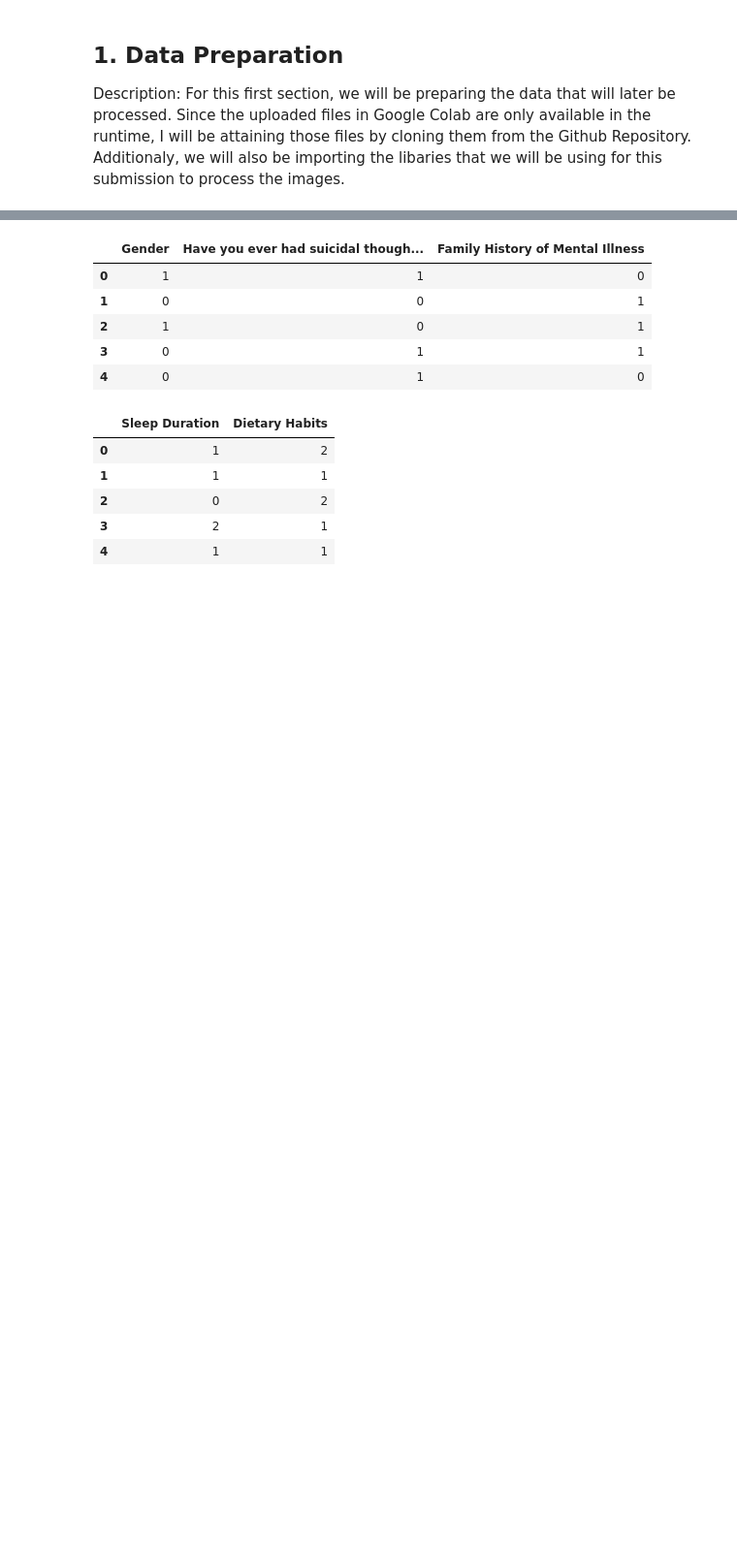
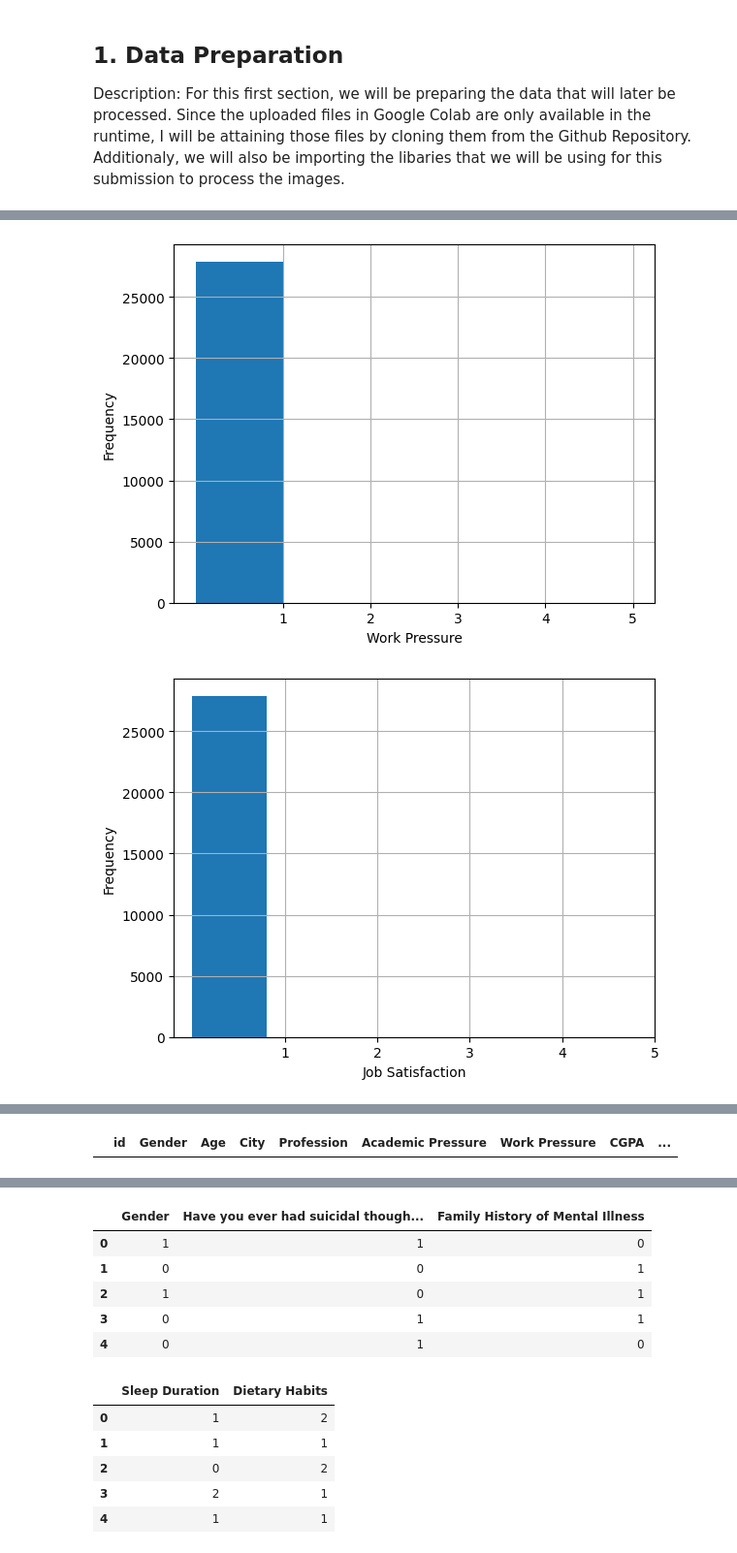
Before and after one commit to Plumz17/FinalProjectML, a Jupyter notebook: FinalProjectML.ipynb, the cells around one changed output, grey strips where cells are left out. Shown at 97% size. Saved outputs shown, nothing was run; the diff lists cells and outputs as text; code cells hidden in the pictures; blank space fills up the shorter version.

```diff
--- a/FinalProjectML.ipynb
+++ b/FinalProjectML.ipynb
@@ -95,0 +124,24 @@ Name: count, dtype: int64
+# %%
+df["Work Pressure"].hist(bins=5)
+plt.xlabel("Work Pressure")
+plt.ylabel("Frequency")
+plt.xticks(range(1, 6))
+plt.show()
+
+df["Job Satisfaction"].hist(bins=5)
+plt.xlabel("Job Satisfaction")
+plt.ylabel("Frequency")
+plt.xticks(range(1, 6))
+plt.show()
+
+plt.figure(figsize=(12, 6))
+profession_counts = df["Profession"].value_counts()
+profession_counts.plot(kind='bar')
+plt.xlabel("Profession")
+plt.ylabel("Frequency")
+plt.title("Profession Distribution")
+plt.xticks(rotation=45)
+plt.show()
+# %% [output]
+[figure, added]
+[figure, added]
@@ -96,3 +149,9 @@ Name: count, dtype: int64
+# %%
+# Fill NaN values with median
+df = df.fillna(df.median(numeric_only=True))
+df[df.isna().any(axis=1)]
+# %% [output]
+|  | id | Gender | Age | City | Profession | Academic Pressure | Work Pressure | CGPA | ... |
 # %%
 # Drop irrelevant Columnns
 df.drop(columns=['id', 'City', 'Profession', 'Work Pressure', "Job Satisfaction"], inplace=True)
```
Also changed, not shown: parts of 23 cells of this notebook.
